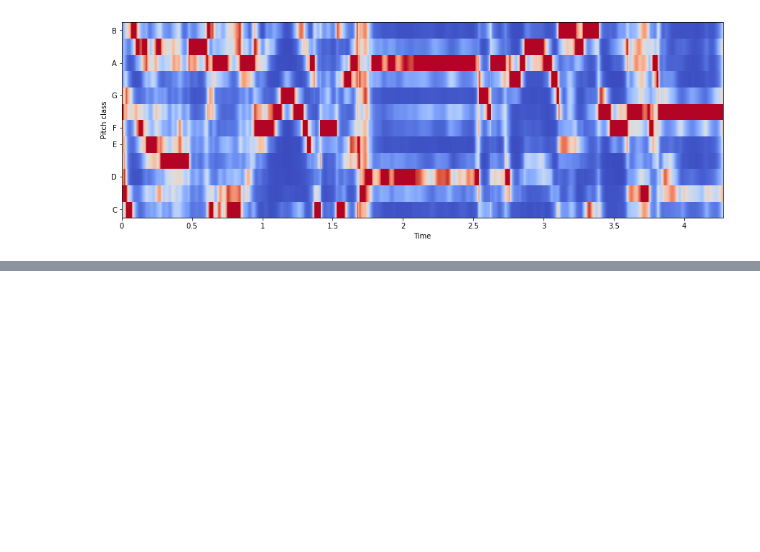
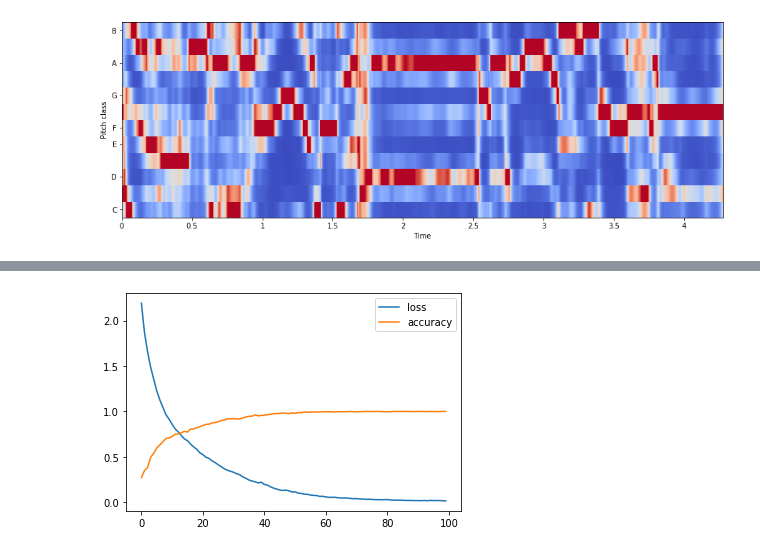
Before and after one commit to subhayuroy/Melody_Synthesis, a Jupyter notebook: musicAnalysis.ipynb, the cells around one changed output, grey strips where cells are left out. Cells and saved outputs as stored; diff of their text form; code cells hidden in the pictures; blank space fills up the shorter version.

```diff
--- a/musicAnalysis.ipynb
+++ b/musicAnalysis.ipynb
@@ -188,0 +302,10 @@ librosa.display.specshow(chromagram, x_axis='time', y_axis='chroma', hop_length=
+# %%
+data = pd.read_csv('dataset.csv')
+data.head()# Dropping unneccesary columns
+data = data.drop(['filename'],axis=1)#Encoding the Labels
+genre_list = data.iloc[:, -1]
+encoder = LabelEncoder()
+y = encoder.fit_transform(genre_list)#Scaling the Feature columns
+scaler = StandardScaler()
+X = scaler.fit_transform(np.array(data.iloc[:, :-1], dtype = float))#Dividing data into training and Testing set
+X_train, X_test, y_train, y_test = train_test_split(X, y, test_size=0.2)
@@ -188,0 +314,9 @@ librosa.display.specshow(chromagram, x_axis='time', y_axis='chroma', hop_length=
+# %%
+model = Sequential()
+model.add(layers.Dense(256, activation='relu', input_shape=(X_train.shape[1],)))
+model.add(layers.Dense(128, activation='relu'))
+model.add(layers.Dense(64, activation='relu'))
+model.add(layers.Dense(10, activation='softmax'))
+model.compile(optimizer='adam',
+              loss='sparse_categorical_crossentropy',
+              metrics=['accuracy'])
@@ -188,0 +325,5 @@ librosa.display.specshow(chromagram, x_axis='time', y_axis='chroma', hop_length=
+# %%
+history = model.fit(X_train,
+                    y_train,
+                    epochs=100,
+                    batch_size=128)
@@ -188,0 +348,5 @@ librosa.display.specshow(chromagram, x_axis='time', y_axis='chroma', hop_length=
+# %%
+history_df = pd.DataFrame(history.history)
+history_df.loc[:, ['loss', 'accuracy']].plot();
+print("Minimum validation loss: {}".format(history_df['accuracy'].min()))
+# %% [output]
@@ -188,0 +354 @@ librosa.display.specshow(chromagram, x_axis='time', y_axis='chroma', hop_length=
+[figure, added]
```
Also changed, not shown: parts of 19 cells of this notebook.
